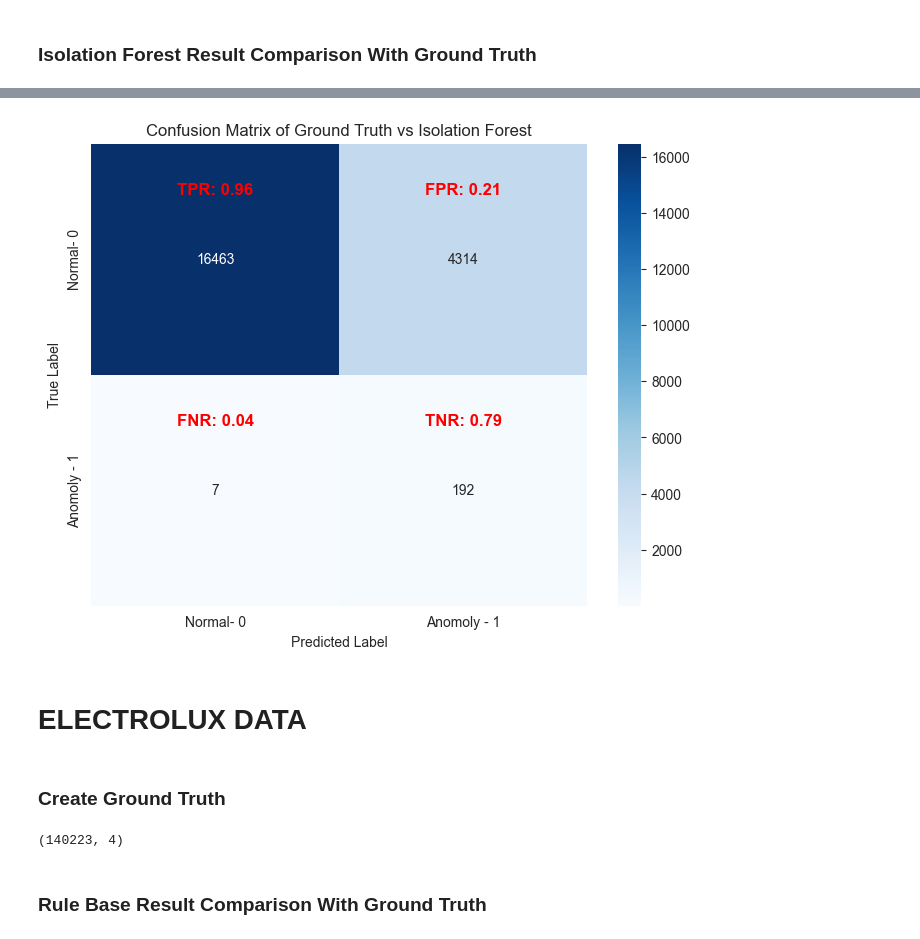
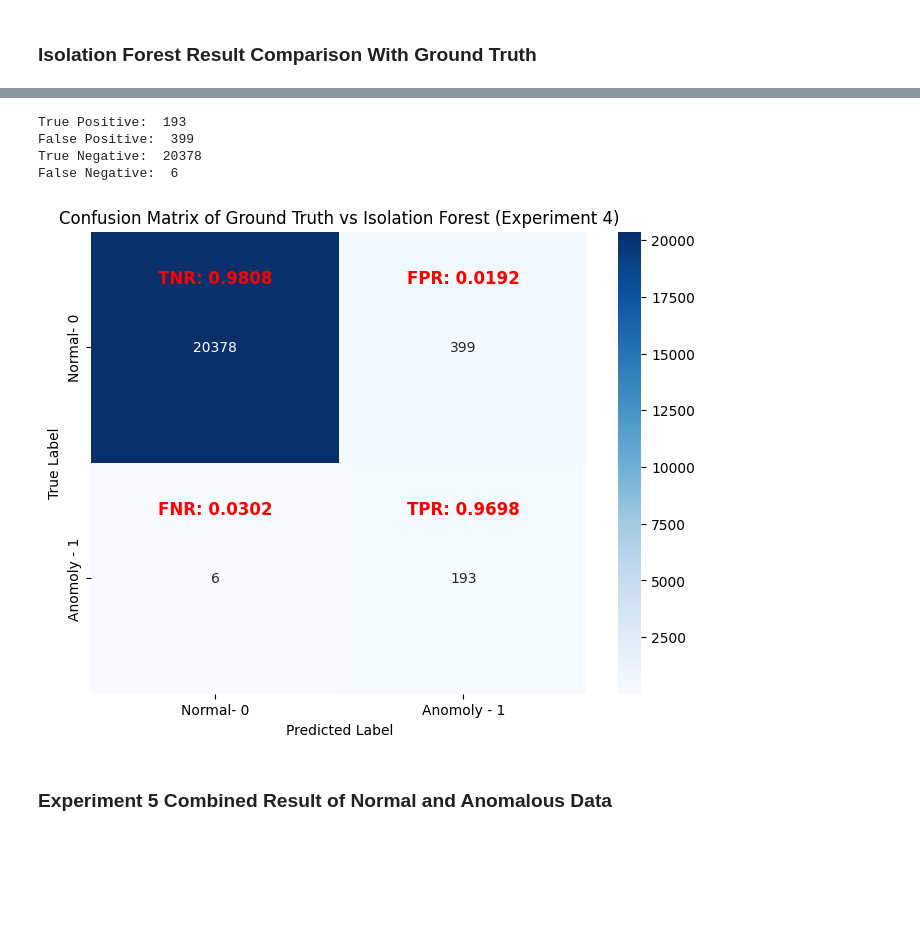
Before and after one commit to uikram/AnomolyDetection, a Jupyter notebook: result_analysis.ipynb, the cells around one changed output, grey strips where cells are left out. Cells and saved outputs as stored; diff of their text form; code cells hidden in the pictures; blank space fills up the shorter version.

```diff
--- a/result_analysis.ipynb
+++ b/result_analysis.ipynb
@@ -207,23 +316,0 @@ combined_result
-# %%
-# Calculate confusion matrix
-conf_matrix = confusion_matrix(combined_result['ground_truth'], combined_result['output'])
-# Calculate false positive and false negative rates
-false_positive_rate = conf_matrix[0, 1] / (conf_matrix[0, 0] + conf_matrix[0, 1])
-false_negative_rate = conf_matrix[1, 0] / (conf_matrix[1, 0] + conf_matrix[1, 1])
-# Set seaborn style
-sns.set_style("whitegrid")
-# Plot confusion matrix
-plt.figure(figsize=(8, 6))
-sns.heatmap(conf_matrix, annot=True, cmap="Blues", fmt="d", cbar=False,
-            xticklabels=['Normal', 'Anomaly'], yticklabels=['Normal', 'Anomaly'],
-            annot_kws={"size": 14})
-plt.title('Confusion Matrix', fontsize=16)
-plt.xlabel('Isolation Forest Results', fontsize=14)
-plt.ylabel('Ground Truth Label', fontsize=14)
-plt.xticks(fontsize=12)
-plt.yticks(fontsize=12)
-plt.tight_layout()
-plt.show()
-# Print false positive and false negative rates
-print(f"False Positive Rate: {false_positive_rate:.2%}")
-print(f"False Negative Rate: {false_negative_rate:.2%}")
@@ -233,0 +331,3 @@ False Negative Rate: 3.52%
+# %%
+if_result = concatenate_csv_files('if_results_normal_tuned_parameters')
+if_result
@@ -233,0 +348,9 @@ False Negative Rate: 3.52%
+# %%
+combined_result = pd.merge(ground_truth_normal_distribution, if_result,
+                     on=[
+                         'shot_time',
+                         'COUNTER_ID',
+                         'cycle_time'
+                         ],
+                     how='inner')
+combined_result
@@ -234,20 +371,10 @@ False Negative Rate: 3.52%
 # %%
-plot_confusion_matrix(combined_result['ground_truth'], combined_result['output'],'Ground Truth vs Isolation Forest')
+plot_confusion_matrix(combined_result['ground_truth'], combined_result['output'],'Ground Truth vs Isolation Forest (Experiment 4)')
 # %% [output]
+True Positive:  193
+False Positive:  399
+True Negative:  20378
+False Negative:  6
-[figure, old version]
+[figure, new version]
-# %% [markdown]
-# ELECTROLUX DATA
-# %% [markdown]
-### Create Ground Truth
-# %%
-ground_truth = concatenate_csv_files('labelled_data_electrolux')
-ground_truth = ground_truth.dropna(subset='cycle_time')
-ground_truth = ground_truth[['shot_time', 'COUNTER_ID', 'cycle_time', 'GT_Anomaly']]
-ground_truth.rename(columns={'GT_Anomaly': 'ground_truth'}, inplace=True)
-# ground_truth['ground_truth'] = ground_truth['ground_truth'].astype(int)
-ground_truth['ground_truth'] = ground_truth['ground_truth'].replace('`1', '1')
-ground_truth['ground_truth'] = ground_truth['ground_truth'].astype(int)
-# %% [output]
-(140223, 4)
-# %% [markdown]
-### Rule Base Result Comparison With Ground Truth
+# %% [markdown]
+### Experiment 5 Combined Result of Normal and Anomalous Data
```
Also changed, not shown: parts of 45 cells of this notebook, 3 other files.
